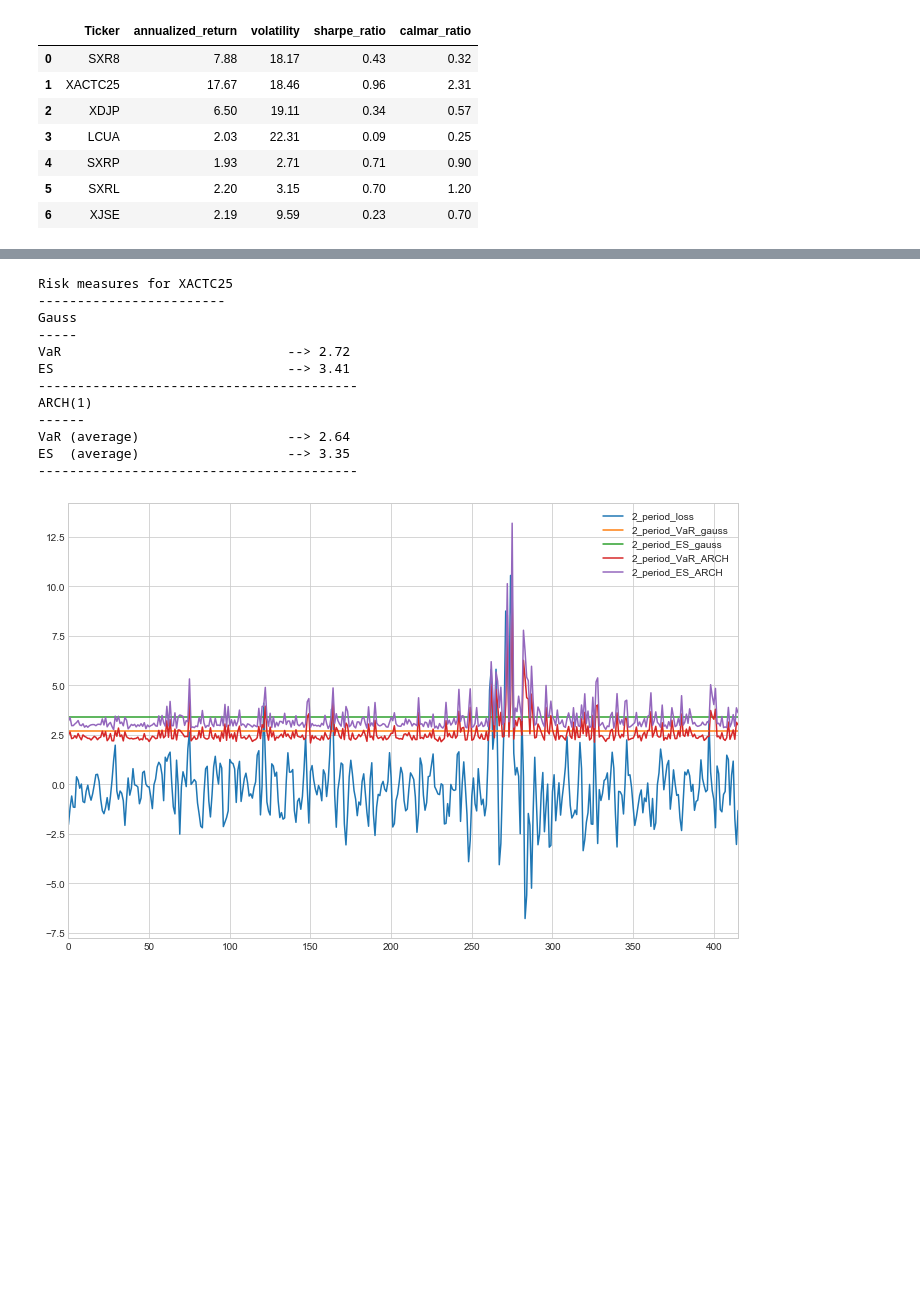
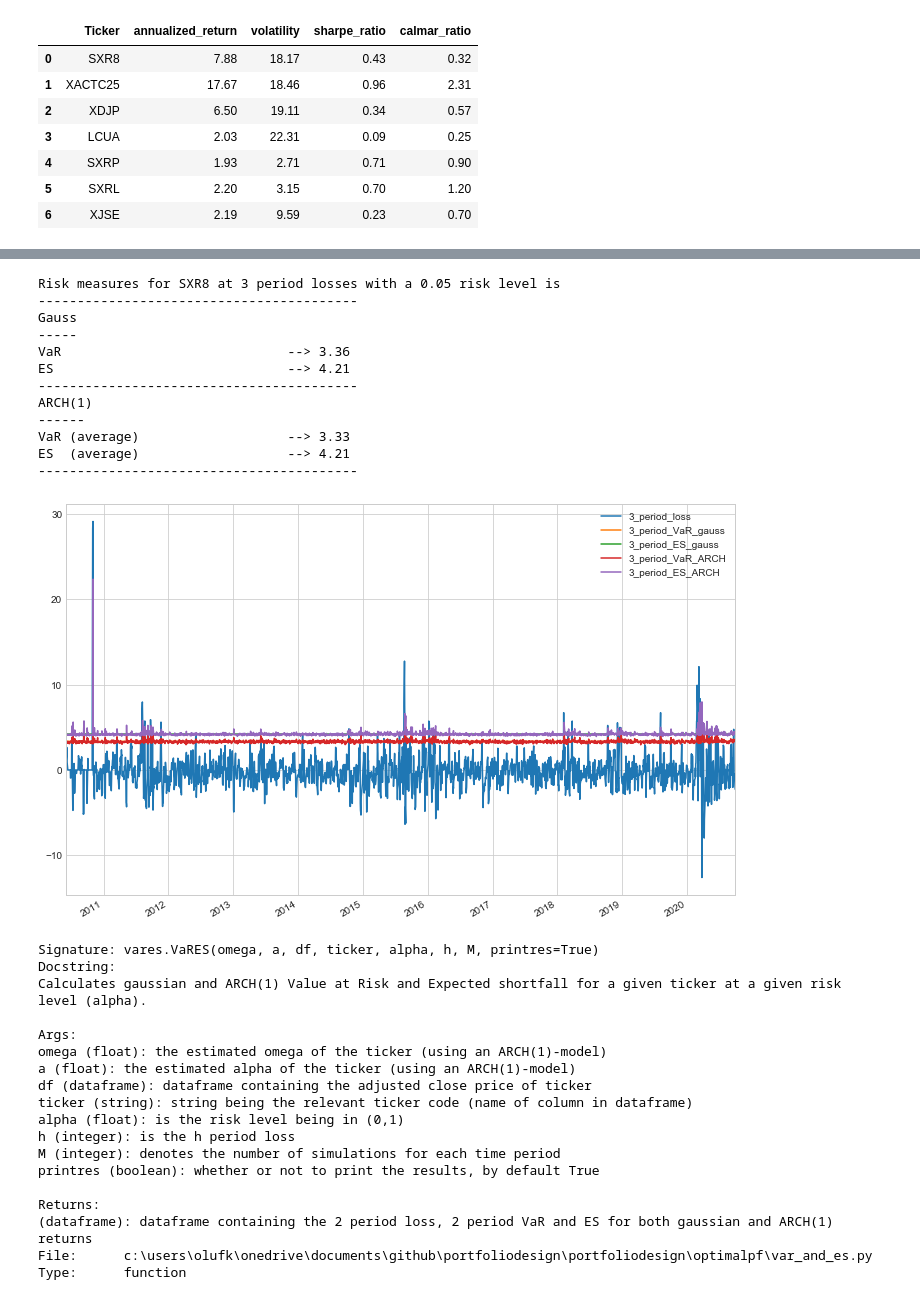
Before and after one commit to OlufKelk/PortfolioDesign, a Jupyter notebook: OptimalPF/Porfolio_notebook.ipynb, the cells around one changed output, grey strips where cells are left out. Saved outputs shown, nothing was run; the diff lists cells and outputs as text; code cells hidden in the pictures; blank space fills up the shorter version.

```diff
--- a/OptimalPF/Porfolio_notebook.ipynb
+++ b/OptimalPF/Porfolio_notebook.ipynb
@@ -70,5 +70,5 @@ pftools.desc_ticks(df,rdf,cdf)
 | 5 | SXRL | 2.20 | 3.15 | 0.70 | 1.20 |
 | 6 | XJSE | 2.19 | 9.59 | 0.23 | 0.70 |
 # %%
-omega_hat, alpha_hat, ll = vares.ARCH1_est('XACTC25',df)
+omega_hat, alpha_hat, ll = vares.ARCH1_est('SXR8',df)
 # %% [output]
@@ -88,17 +80,36 @@ Maximized log-likelihood        --> -483.797
 # %%
-var_dfzmj = vares.VaRESzmj(omega_hat,alpha_hat,df,'XACTC25',0.05,2,2000)
-var_dfzmj.plot(figsize = (12,8));
+vares_df = vares.VaRES(omega_hat,alpha_hat,df,'SXR8',0.05,3,2000)
+vares_df.plot(figsize = (12,8))
+?vares.VaRES
 # %% [output]
-Risk measures for XACTC25
-------------------------
+Risk measures for SXR8 at 3 period losses with a 0.05 risk level is
+-----------------------------------------
 Gauss
 -----
-VaR                             --> 2.72
-ES                              --> 3.41
+VaR                             --> 3.36
+ES                              --> 4.21
 -----------------------------------------
 ARCH(1)
 ------
-VaR (average)                   --> 2.64
-ES  (average)                   --> 3.35
+VaR (average)                   --> 3.33
+ES  (average)                   --> 4.21
 -----------------------------------------
-[figure, old version]
+[figure, new version]
+Signature: vares.VaRES(omega, a, df, ticker, alpha, h, M, printres=True)
+Docstring:
+Calculates gaussian and ARCH(1) Value at Risk and Expected shortfall for a given ticker at a given risk level (alpha).
+
+Args:
+omega (float): the estimated omega of the ticker (using an ARCH(1)-model)
+a (float): the estimated alpha of the ticker (using an ARCH(1)-model)
+df (dataframe): dataframe containing the adjusted close price of ticker
+ticker (string): string being the relevant ticker code (name of column in dataframe)
+alpha (float): is the risk level being in (0,1)
+h (integer): is the h period loss
+M (integer): denotes the number of simulations for each time period
+printres (boolean): whether or not to print the results, by default True
+
+Returns:
+(dataframe): dataframe containing the 2 period loss, 2 period VaR and ES for both gaussian and ARCH(1) returns
+File:      c:\users\olufk\onedrive\documents\github\portfoliodesign\portfoliodesign\optimalpf\var_and_es.py
+Type:      function
```
Also changed, not shown: parts of 15 cells of this notebook, 2 other files.
